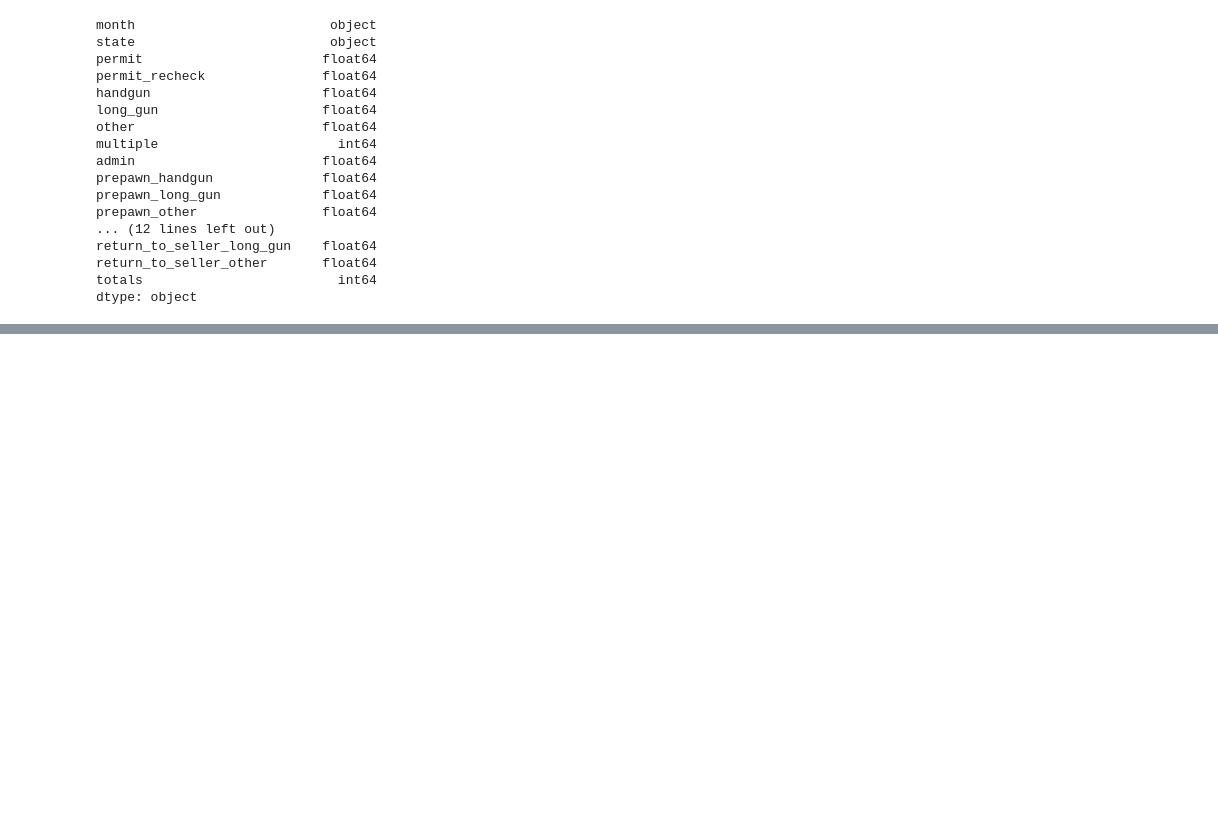
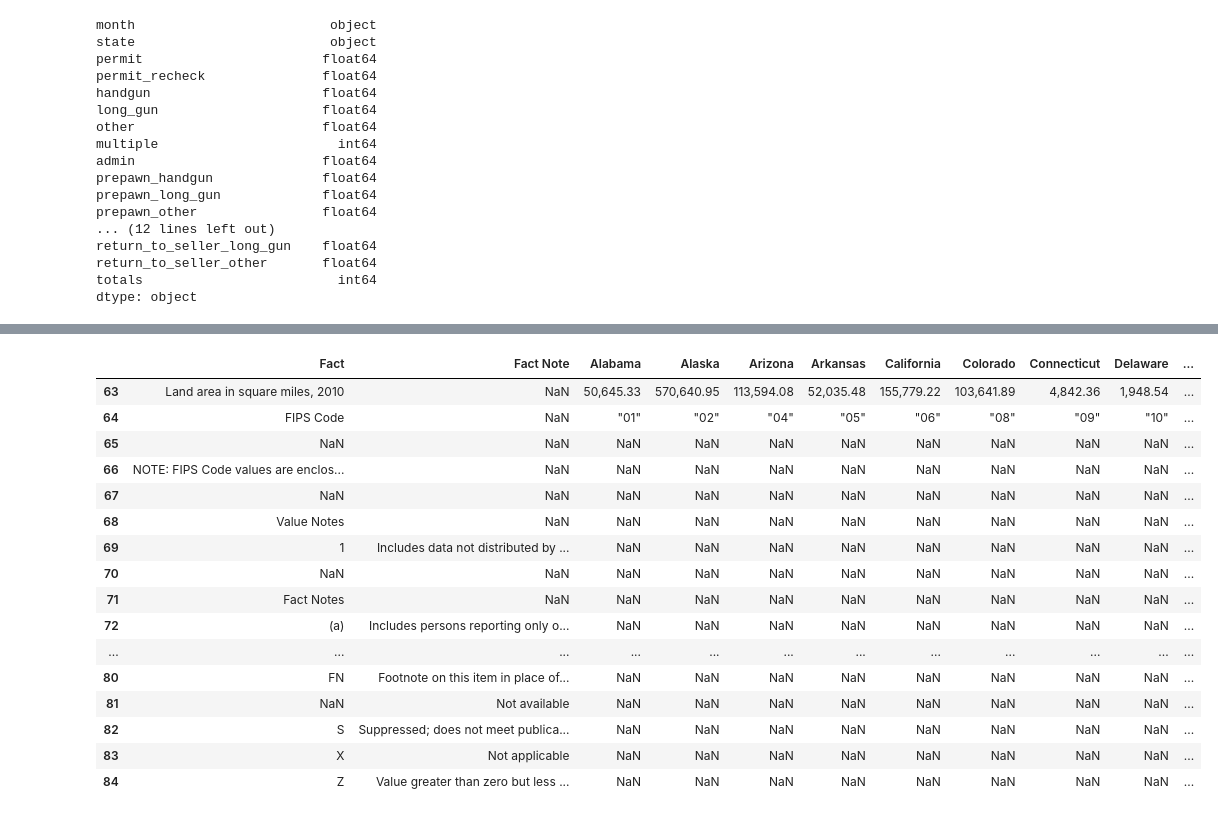
Before and after one commit to dezertdweller/fbi-gun-background-checks, a Jupyter notebook: initial-analysis.ipynb, the cells around one changed output, grey strips where cells are left out. Saved outputs shown, nothing was run; the diff lists cells and outputs as text; code cells hidden in the pictures; blank space fills up the shorter version.

Commit message:
Initial analysis of census data.

```diff
--- a/initial-analysis.ipynb
+++ b/initial-analysis.ipynb
@@ -170,0 +171,4 @@ In looking at the bar chart, something I found interesting was the number of per
+# %%
+## Initial Analysis of Census Data
+
+df_c = pd.read_csv('/Users/katialopes-gilbert/data-files/ncis-and-census-data/us-census-data.csv')
@@ -170,0 +215,14 @@ In looking at the bar chart, something I found interesting was the number of per
+# %%
+# Get the unique values from the 'fact' column
+unique_facts = df_c['Fact'].unique()
+
+# Create a DataFrame with the unique values and an index column
+facts_df = pd.DataFrame({'index': range(len(unique_facts)), 'fact': unique_facts})
+pd.set_option('display.max_rows', None)
+pd.set_option('display.max_columns', None)
+
+# Set the 'index' column as the DataFrame's index
+facts_df.set_index('index', inplace=True)
+
+# Display the resulting DataFrame
+print(facts_df)
@@ -170,0 +251,5 @@ In looking at the bar chart, something I found interesting was the number of per
+# %%
+pd.set_option('display.max_rows', None)
+pd.set_option('display.max_columns', None)
+
+df_c.head(15)
@@ -170,0 +293,23 @@ In looking at the bar chart, something I found interesting was the number of per
+# %%
+pd.set_option('display.max_rows', None)
+pd.set_option('display.max_columns', None)
+
+df_c.tail(22)
+# %% [output]
+|  | Fact | Fact Note | Alabama | Alaska | Arizona | Arkansas | California | Colorado | Connecticut | Delaware | ... |
+| 63 | Land area in square miles, 2010 | NaN | 50,645.33 | 570,640.95 | 113,594.08 | 52,035.48 | 155,779.22 | 103,641.89 | 4,842.36 | 1,948.54 | ... |
+| 64 | FIPS Code | NaN | "01" | "02" | "04" | "05" | "06" | "08" | "09" | "10" | ... |
+| 65 | NaN | NaN | NaN | NaN | NaN | NaN | NaN | NaN | NaN | NaN | ... |
+| 66 | NOTE: FIPS Code values are enclos... | NaN | NaN | NaN | NaN | NaN | NaN | NaN | NaN | NaN | ... |
+| 67 | NaN | NaN | NaN | NaN | NaN | NaN | NaN | NaN | NaN | NaN | ... |
+| 68 | Value Notes | NaN | NaN | NaN | NaN | NaN | NaN | NaN | NaN | NaN | ... |
+| 69 | 1 | Includes data not distributed by ... | NaN | NaN | NaN | NaN | NaN | NaN | NaN | NaN | ... |
+| 70 | NaN | NaN | NaN | NaN | NaN | NaN | NaN | NaN | NaN | NaN | ... |
+| 71 | Fact Notes | NaN | NaN | NaN | NaN | NaN | NaN | NaN | NaN | NaN | ... |
+| 72 | (a) | Includes persons reporting only o... | NaN | NaN | NaN | NaN | NaN | NaN | NaN | NaN | ... |
+| ... | ... | ... | ... | ... | ... | ... | ... | ... | ... | ... | ... |
+| 80 | FN | Footnote on this item in place of... | NaN | NaN | NaN | NaN | NaN | NaN | NaN | NaN | ... |
+| 81 | NaN | Not available | NaN | NaN | NaN | NaN | NaN | NaN | NaN | NaN | ... |
+| 82 | S | Suppressed; does not meet publica... | NaN | NaN | NaN | NaN | NaN | NaN | NaN | NaN | ... |
+| 83 | X | Not applicable | NaN | NaN | NaN | NaN | NaN | NaN | NaN | NaN | ... |
+| 84 | Z | Value greater than zero but less ... | NaN | NaN | NaN | NaN | NaN | NaN | NaN | NaN | ... |
```
Also changed, not shown: parts of 15 cells of this notebook.
